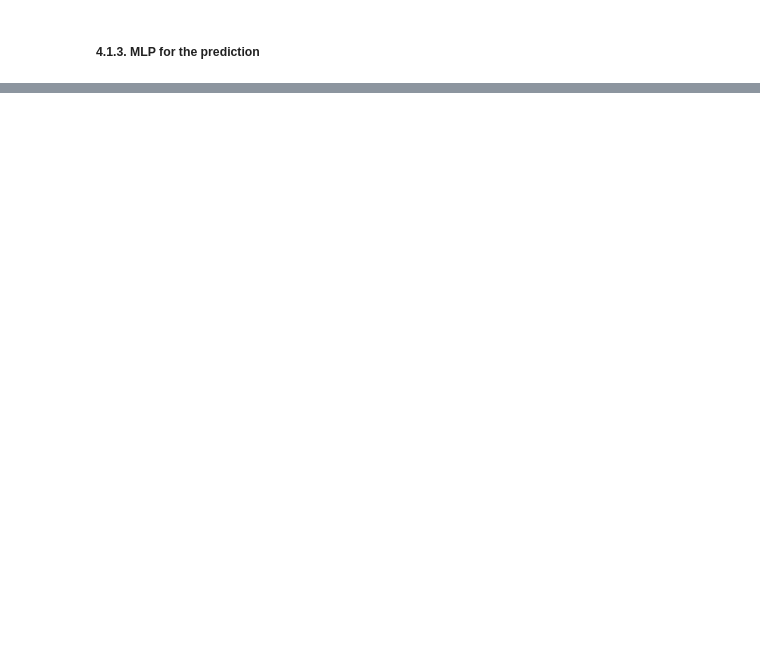
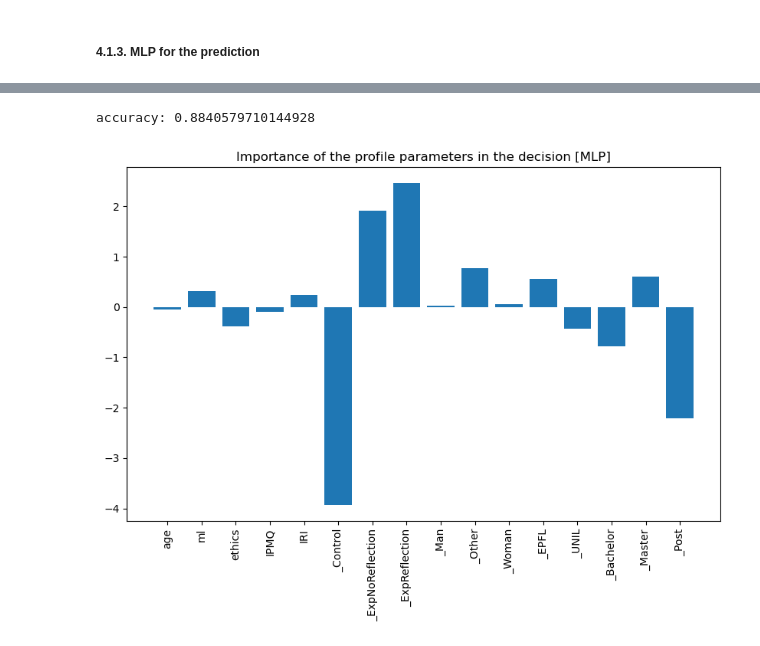
Before and after one commit to jeanknubel/ML4ED_Internship, a Jupyter notebook: notebooks/data_processing.ipynb, the cells around one changed output, grey strips where cells are left out. Cells and saved outputs as stored; diff of their text form; code cells hidden in the pictures; blank space fills up the shorter version.

```diff
--- a/notebooks/data_processing.ipynb
+++ b/notebooks/data_processing.ipynb
@@ -120,0 +112,21 @@ df
+# %%
+model = MLPClassifier(hidden_layer_sizes=(18*2), activation='relu', max_iter=500)
+run_model(model)
+
+# importance of the different features
+entry = np.zeros(18)
+matrices = (model.coefs_)
+result = np.zeros(18)
+for i in range(18):
+    entry[i-1] = 0
+    entry[i] = 1
+    result[i] = entry @ matrices[0]@ matrices[1]
+
+plt.figure(figsize=(10,6))
+plt.bar(train.columns[:-1], result)
+plt.xticks(rotation = 90)
+plt.title('Importance of the profile parameters in the decision [MLP]')
+plt.show()
+# %% [output]
+accuracy: 0.8840579710144928
+[figure, added]
```
Also changed, not shown: parts of 8 cells of this notebook.
